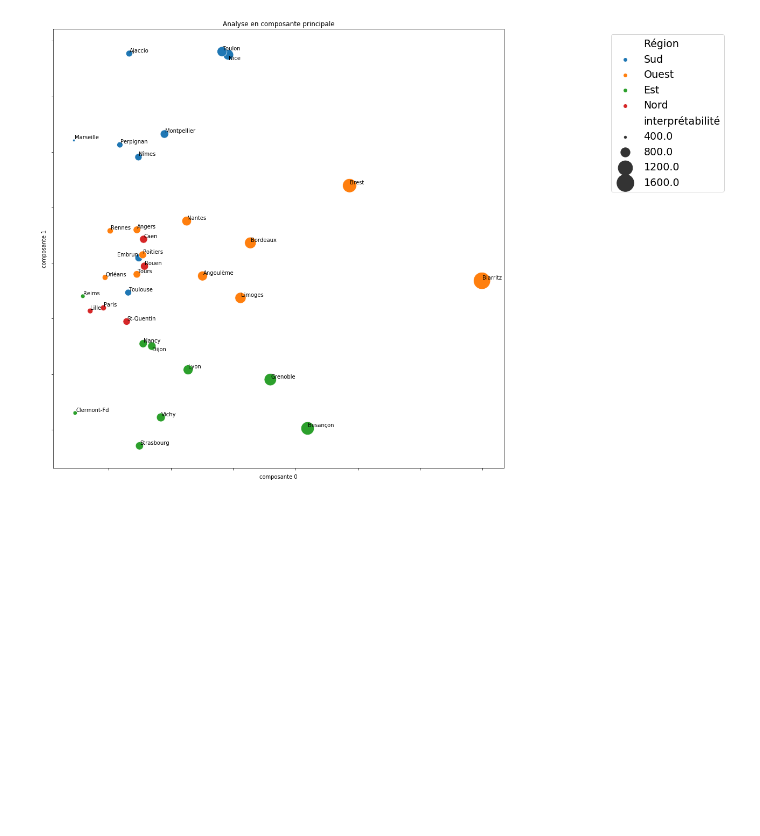
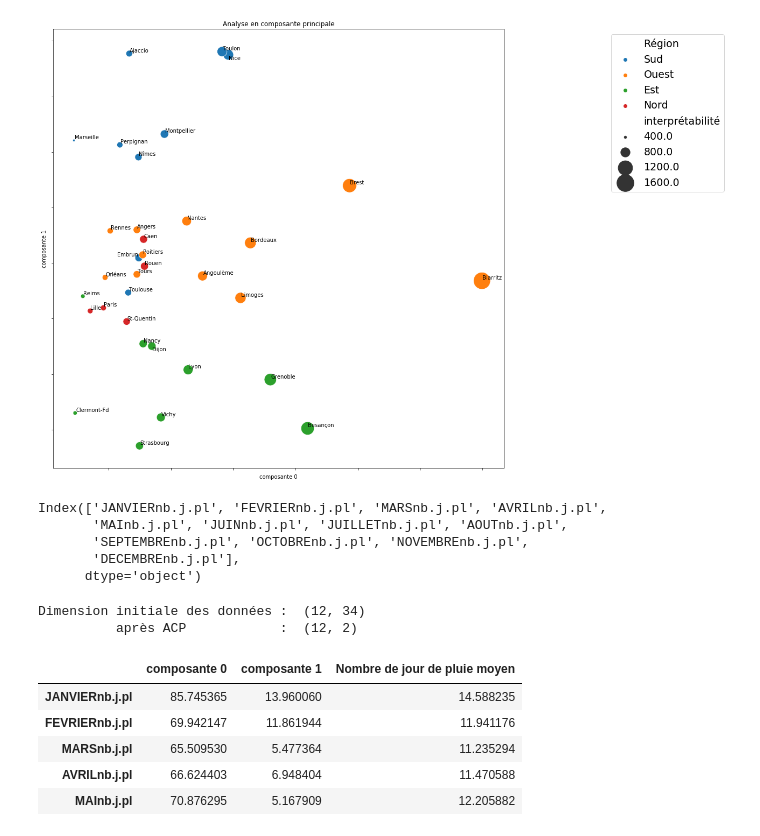
Before and after one commit to campusplage/compte-rendus-calmdown, a Jupyter notebook: TP2_sklearn.ipynb, the cells around one changed output. Drawn from its saved outputs; the diff is of its cells as text; code cells hidden in the pictures; blank space fills up the shorter version.

```diff
--- a/TP2_sklearn.ipynb
+++ b/TP2_sklearn.ipynb
@@ -582,0 +606,48 @@ plt.gca().legend(prop={'size': 19}, bbox_to_anchor=(1.5, 1.0));
+# %%
+data_columns = raw_data.columns[13:25]
+x = raw_data[data_columns]
+x = x.T
+#x = x.rename(columns={x.columns[0]: 'Mois'})
+#x = x.set_index(x.columns[0])
+#raw_data = raw_data.set_index('Ville')
+x.index
+# %% [output]
+Index(['JANVIERnb.j.pl', 'FEVRIERnb.j.pl', 'MARSnb.j.pl', 'AVRILnb.j.pl',
+       'MAInb.j.pl', 'JUINnb.j.pl', 'JUILLETnb.j.pl', 'AOUTnb.j.pl',
+       'SEPTEMBREnb.j.pl', 'OCTOBREnb.j.pl', 'NOVEMBREnb.j.pl',
+       'DECEMBREnb.j.pl'],
+      dtype='object')
+# %%
+# appliquons l'ACP apprise
+x_transformed = pca.transform(x)
+
+print('Dimension initiale des données : ', x.shape)
+print('          après ACP            : ', x_transformed.shape)
+# %% [output]
+Dimension initiale des données :  (12, 34)
+          après ACP            :  (12, 2)
+# %%
+x_transformed = pca.transform(x)
+# créons un DataFrame pandas pour ces données transformées, de manière à les afficher de manière pratique
+pca_names = ['composante %d' % d for d in range(n_components)]
+data_pca = pandas.DataFrame(x_transformed,
+                            index=x.index,
+                            columns=pca_names)
+
+# rajoutons l'info de région des données initiales
+#data_pca['Région'] = raw_data['Géographie']
+
+import numpy as np
+data_pca['Nombre de jour de pluie moyen'] = raw_data[data_columns].mean().T
+
+
+
+# affichons les premiers échantillons
+data_pca.head()
+# %% [output]
+|  | composante 0 | composante 1 | Nombre de jour de pluie moyen |
+| JANVIERnb.j.pl | 85.745365 | 13.960060 | 14.588235 |
+| FEVRIERnb.j.pl | 69.942147 | 11.861944 | 11.941176 |
+| MARSnb.j.pl | 65.509530 | 5.477364 | 11.235294 |
+| AVRILnb.j.pl | 66.624403 | 6.948404 | 11.470588 |
+| MAInb.j.pl | 70.876295 | 5.167909 | 12.205882 |
```
Also changed, not shown: parts of 4 cells of this notebook.
